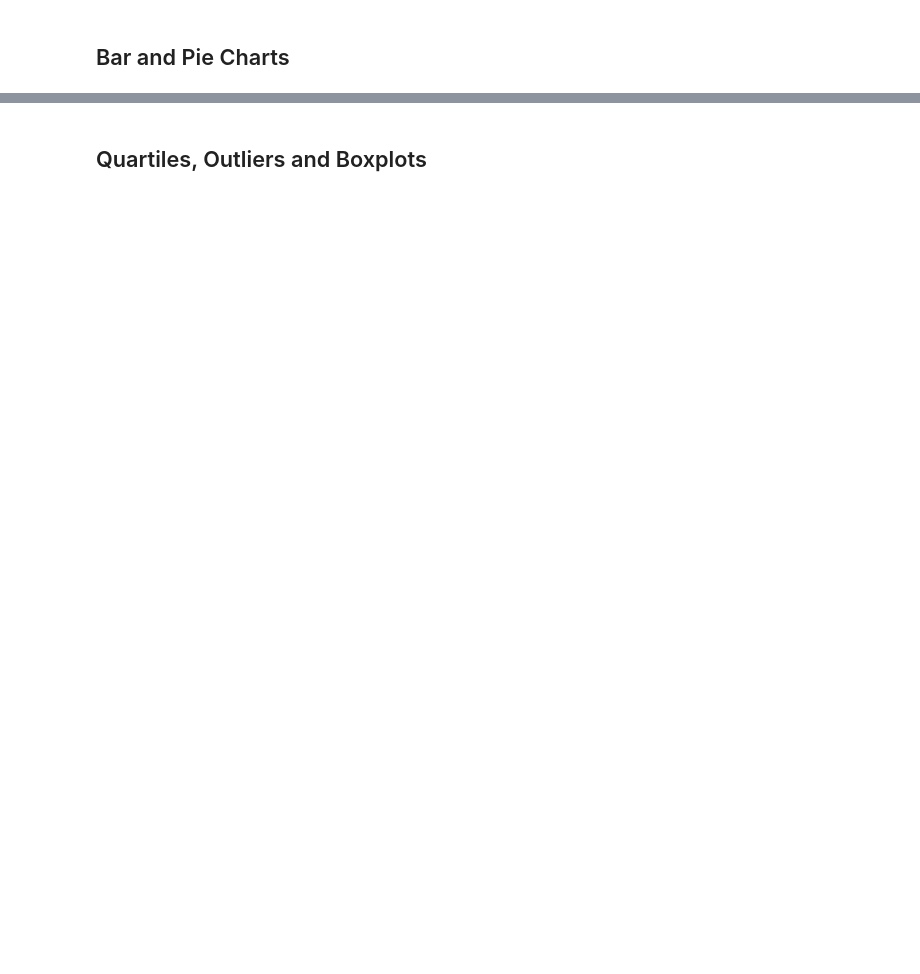
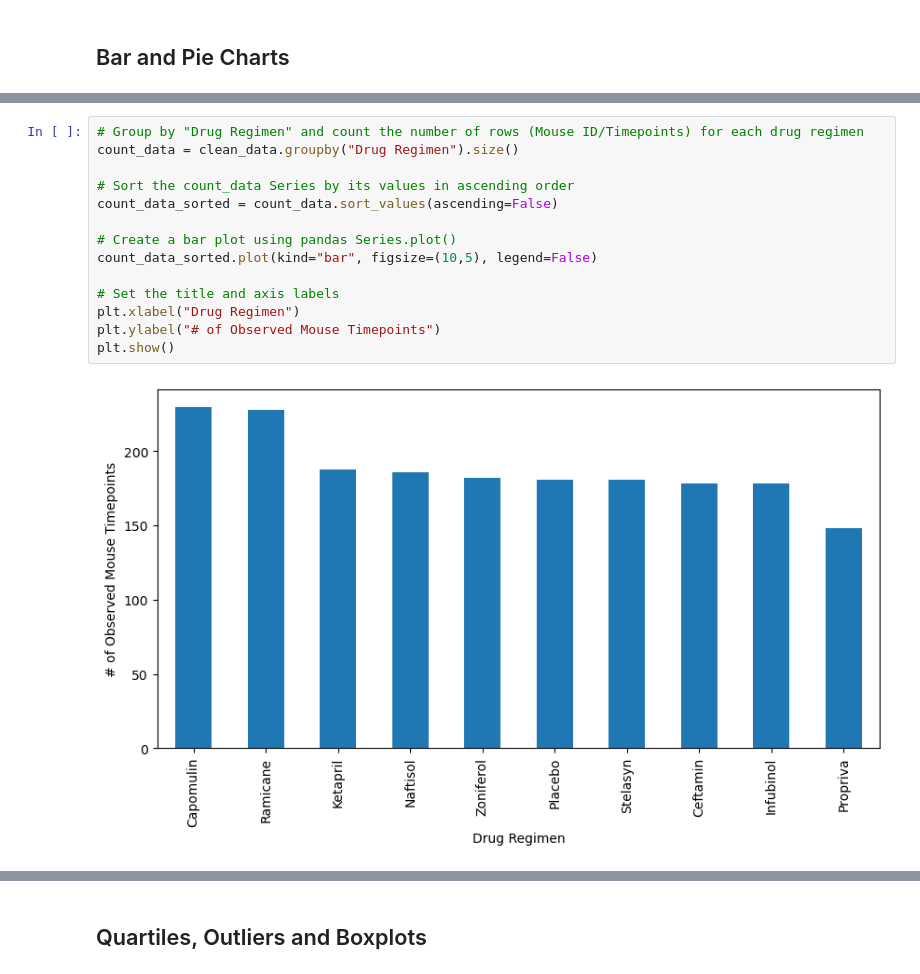
Before and after one commit to Xthe23/Mice-Treatment-Results-Analysis, a Jupyter notebook: Pymaceuticals/pymaceuticals.ipynb, the cells around one changed output, grey strips where cells are left out. Saved outputs shown, nothing was run; the diff lists cells and outputs as text; blank space fills up the shorter version.

```diff
--- a/Pymaceuticals/pymaceuticals.ipynb
+++ b/Pymaceuticals/pymaceuticals.ipynb
@@ -178,0 +160,16 @@ summary_stats.head()
+# %%
+# Group by "Drug Regimen" and count the number of rows (Mouse ID/Timepoints) for each drug regimen
+count_data = clean_data.groupby("Drug Regimen").size()
+
+# Sort the count_data Series by its values in ascending order
+count_data_sorted = count_data.sort_values(ascending=False)
+
+# Create a bar plot using pandas Series.plot()
+count_data_sorted.plot(kind="bar", figsize=(10,5), legend=False)
+
+# Set the title and axis labels
+plt.xlabel("Drug Regimen")
+plt.ylabel("# of Observed Mouse Timepoints")
+plt.show()
+# %% [output]
+[figure, added]
```
Also changed, not shown: parts of 15 cells of this notebook.
